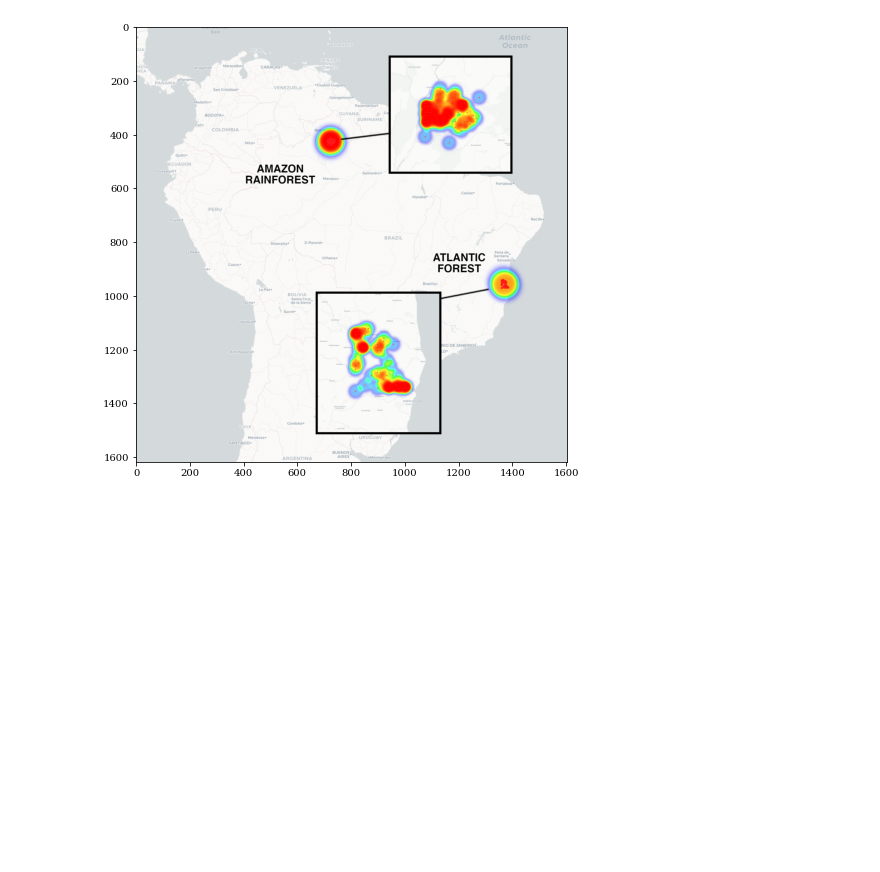
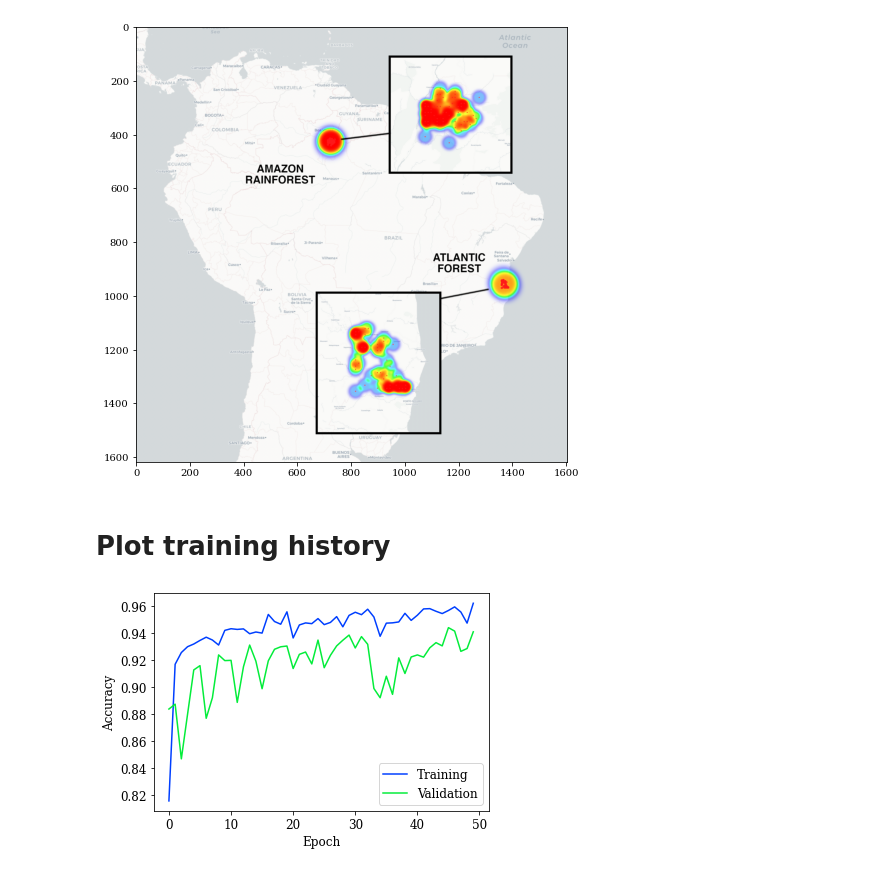
Before and after one commit to davej23/attention-mechanism-unet, a Jupyter notebook: Figures.ipynb, the cells around one changed output. Drawn from its saved outputs; the diff is of its cells as text; code cells hidden in the pictures; blank space fills up the shorter version.

```diff
--- a/Figures.ipynb
+++ b/Figures.ipynb
@@ -1462,3 +1470,32 @@ ax.imshow(plt.imread('Amazon-Map.png'))
 # %% [output]
 <matplotlib.image.AxesImage at 0x...>
 [figure]
+# %% [markdown]
+# Plot training history
+# %%
+unet_3d_history = np.load('unet-3d-history.npy', allow_pickle='TRUE').item()
+attention_unet_3d_history = np.load('unet-attention-3d-history.npy', allow_pickle='TRUE').item()
+resnet50segnet_3d_history = np.load('resnet50segnet-3d-history.npy', allow_pickle='TRUE').item()
+fcn32_3d_history = np.load('fcn32-3d-history.npy', allow_pickle='TRUE').item()
+
+unet_4d_history = np.load('unet-4d-history.npy', allow_pickle='TRUE').item()
+attention_unet_4d_history = np.load('unet-attention-4d-history.npy', allow_pickle='TRUE').item()
+resnet50segnet_4d_history = np.load('resnet50segnet-4d-history.npy', allow_pickle='TRUE').item()
+fcn32_4d_history = np.load('fcn32-4d-history.npy', allow_pickle='TRUE').item()
+
+unet_4d_atlantic_history = np.load('unet-4d-atlantic-history.npy', allow_pickle='TRUE').item()
+attention_unet_4d_atlantic_history = np.load('unet-attention-4d-atlantic-history.npy', allow_pickle='TRUE').item()
+resnet50segnet_4d_atlantic_history = np.load('resnet50segnet-4d-history-atlantic.npy', allow_pickle='TRUE').item()
+fcn32_4d_atlantic_history = np.load('fcn32-4d-atlantic-history.npy', allow_pickle='TRUE').item()
+# %%
+# Plot accuracy and loss for U-Net 3d data
+plt.rcParams.update({'font.size': 12})
+## Accuracy
+plt.plot(unet_3d_history['accuracy'])
+plt.plot(unet_3d_history['val_accuracy'])
+plt.ylabel('Accuracy', size=12)
+plt.xlabel('Epoch', size=12)
+plt.legend(['Training', 'Validation'], loc='lower right')
+plt.savefig('unet-3d-accuracy.pdf')
+# %% [output]
+[figure, added]
```
Also changed, not shown: parts of 15 cells of this notebook.
